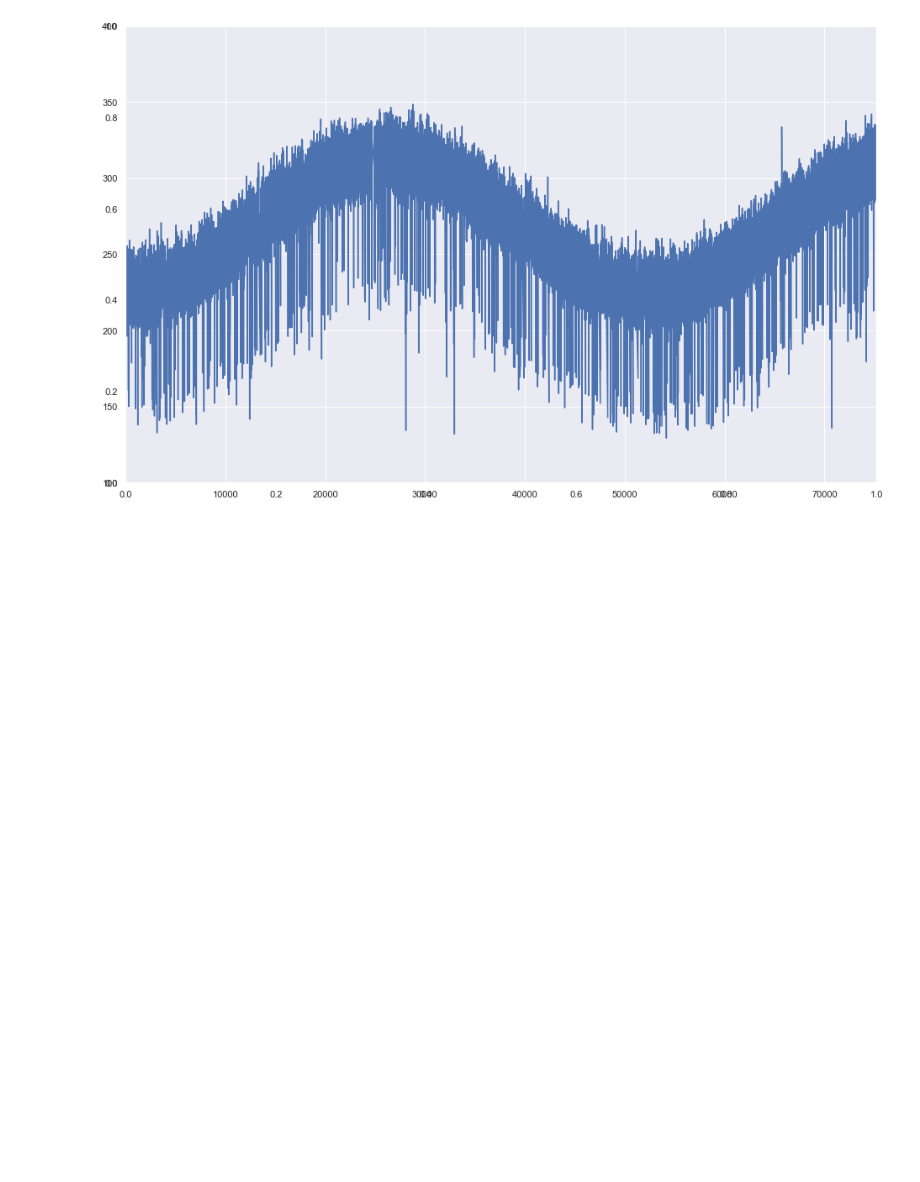
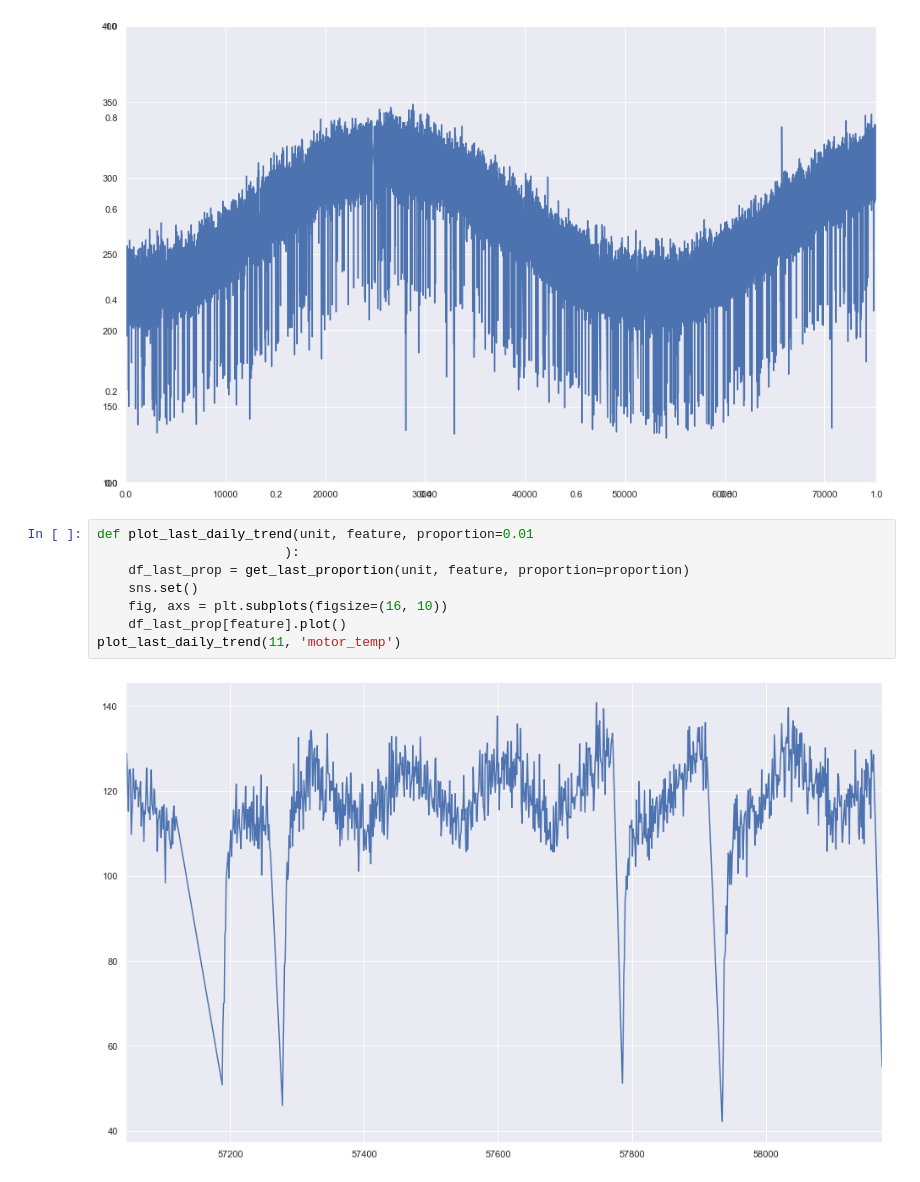
Before and after one commit to telenovelachuan/predictive_widget_maintenance, a Jupyter notebook: notebooks/time series analysis.ipynb, the cells around one changed output. Cells and saved outputs as stored; diff of their text form; blank space fills up the shorter version.

```diff
--- a/notebooks/time series analysis.ipynb
+++ b/notebooks/time series analysis.ipynb
@@ -122,5 +128,15 @@ p-value: 0.008354
 plot_feature_in_single_file("motor_voltage", 18, ylim_low=100, ylim_high=400, bins=100, show_dist=False)
 # %% [output]
 [figure]
+# %%
+def plot_last_daily_trend(unit, feature, proportion=0.01
+                        ):
+    df_last_prop = get_last_proportion(unit, feature, proportion=proportion)
+    sns.set()
+    fig, axs = plt.subplots(figsize=(16, 10))
+    df_last_prop[feature].plot()
+plot_last_daily_trend(11, 'motor_temp')
+# %% [output]
+[figure, added]
 # %%
 def plot_acf_pacf(unit, feature, lags=50):
```
Also changed, not shown: parts of 6 cells of this notebook.
